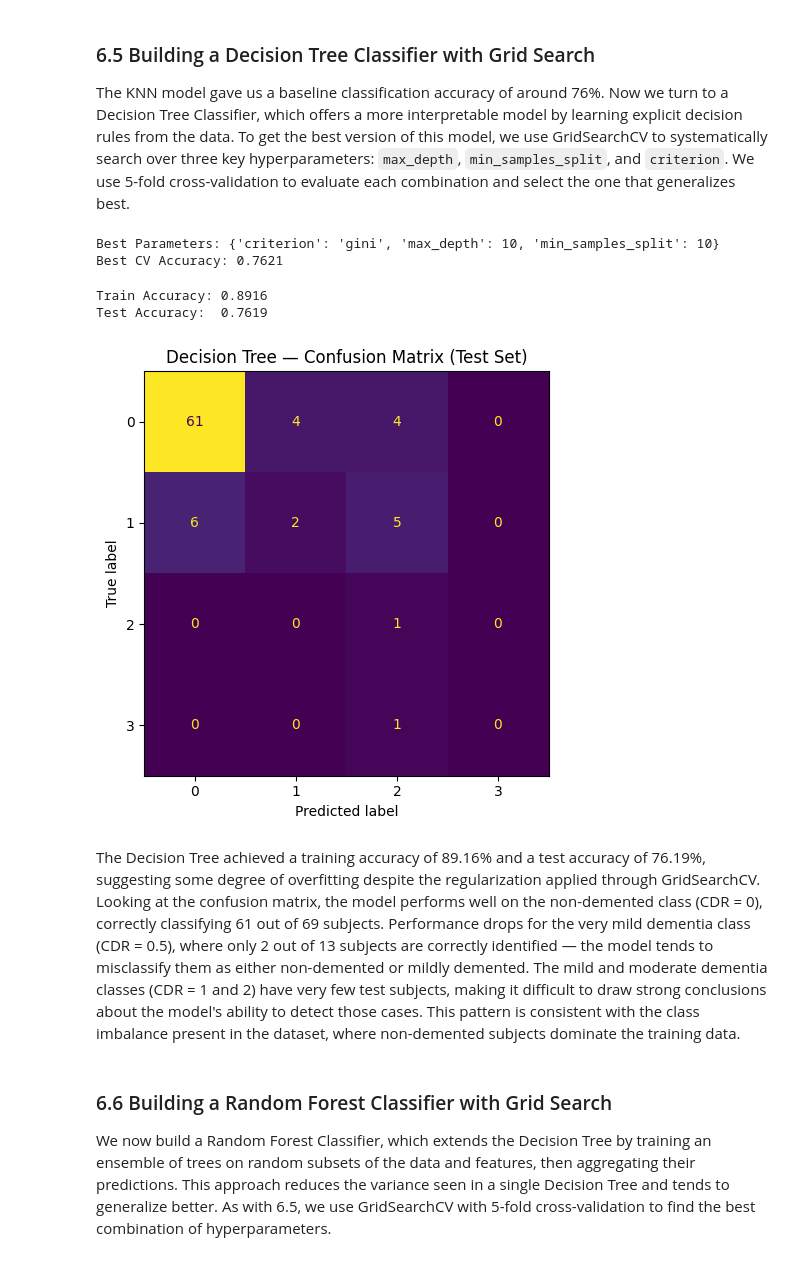
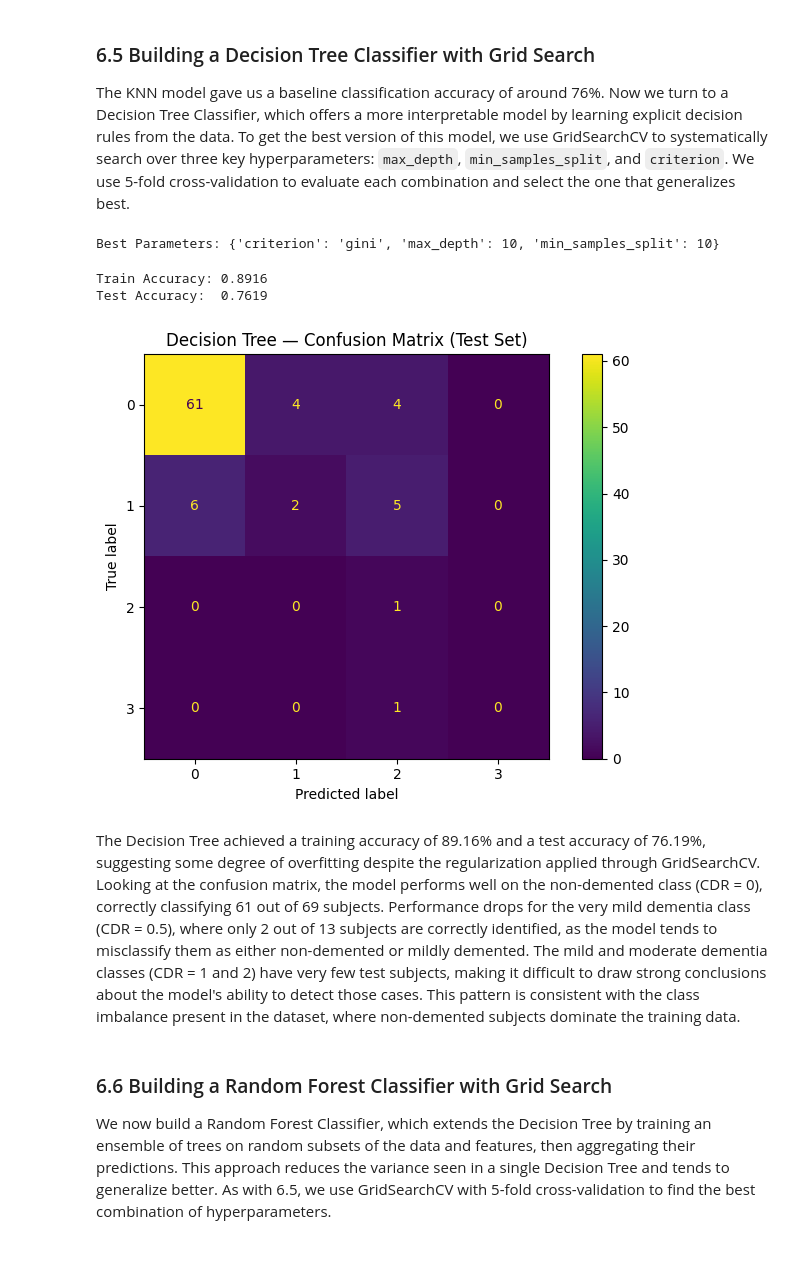
Before and after one commit to Carlos-PC05/FinalProjectCS-362, a Jupyter notebook: FinalReport_SP26_RV_PC_MASTERFILE.ipynb, the cells around one changed output. Cells and saved outputs as stored; diff of their text form; code cells hidden in the pictures.

```diff
--- a/FinalReport_SP26_RV_PC_MASTERFILE.ipynb
+++ b/FinalReport_SP26_RV_PC_MASTERFILE.ipynb
@@ -1335,48 +1335,45 @@ grid_search_dt = GridSearchCV(
     dt,
     param_grid_dt,
     cv=5,
-    scoring='accuracy',
-    n_jobs=-1
+    scoring='accuracy'
 )
 
 grid_search_dt.fit(X_train, y_clf_train)
 
 print("Best Parameters:", grid_search_dt.best_params_)
-print("Best CV Accuracy:", round(grid_search_dt.best_score_, 4))
 # %% [output]
 Best Parameters: {'criterion': 'gini', 'max_depth': 10, 'min_samples_split': 10}
-Best CV Accuracy: 0.7621
 # %%
 # In this cell we evaluate the best Decision Tree on the test set
 # and visualize results with a confusion matrix
 
 
 best_dt = grid_search_dt.best_estimator_
 
 train_acc_dt = best_dt.score(X_train, y_clf_train)
 test_acc_dt = best_dt.score(X_test, y_clf_test)
 
 print(f"Train Accuracy: {train_acc_dt:.4f}")
 print(f"Test Accuracy:  {test_acc_dt:.4f}")
 
 y_pred_dt = best_dt.predict(X_test)
 
 cm_dt = confusion_matrix(y_clf_test, y_pred_dt)
 disp_dt = ConfusionMatrixDisplay(
     confusion_matrix=cm_dt,
     display_labels=best_dt.classes_
 )
 
 fig, ax = plt.subplots(figsize=(7, 5))
-disp_dt.plot(ax=ax, colorbar=False)
+disp_dt.plot(ax=ax)
 ax.set_title("Decision Tree — Confusion Matrix (Test Set)")
 plt.tight_layout();
 # %% [output]
 Train Accuracy: 0.8916
 Test Accuracy:  0.7619
-[figure, old version]
+[figure, new version]
 # %% [markdown]
-The Decision Tree achieved a training accuracy of 89.16% and a test accuracy of 76.19%, suggesting some degree of overfitting despite the regularization applied through GridSearchCV. Looking at the confusion matrix, the model performs well on the non-demented class (CDR = 0), correctly classifying 61 out of 69 subjects. Performance drops for the very mild dementia class (CDR = 0.5), where only 2 out of 13 subjects are correctly identified — the model tends to misclassify them as either non-demented or mildly demented. The mild and moderate dementia classes (CDR = 1 and 2) have very few test subjects, making it difficult to draw strong conclusions about the model's ability to detect those cases. This pattern is consistent with the class imbalance present in the dataset, where non-demented subjects dominate the training data.
+The Decision Tree achieved a training accuracy of 89.16% and a test accuracy of 76.19%, suggesting some degree of overfitting despite the regularization applied through GridSearchCV. Looking at the confusion matrix, the model performs well on the non-demented class (CDR = 0), correctly classifying 61 out of 69 subjects. Performance drops for the very mild dementia class (CDR = 0.5), where only 2 out of 13 subjects are correctly identified, as the model tends to misclassify them as either non-demented or mildly demented. The mild and moderate dementia classes (CDR = 1 and 2) have very few test subjects, making it difficult to draw strong conclusions about the model's ability to detect those cases. This pattern is consistent with the class imbalance present in the dataset, where non-demented subjects dominate the training data.
 # %% [markdown]
 ### 6.6 Building a Random Forest Classifier with Grid Search
 
```
Also changed, not shown: parts of 4 cells of this notebook.
